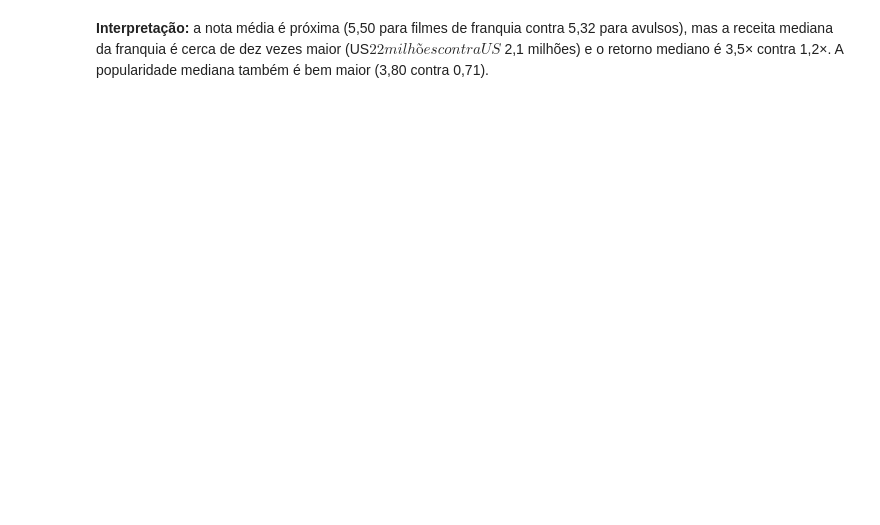
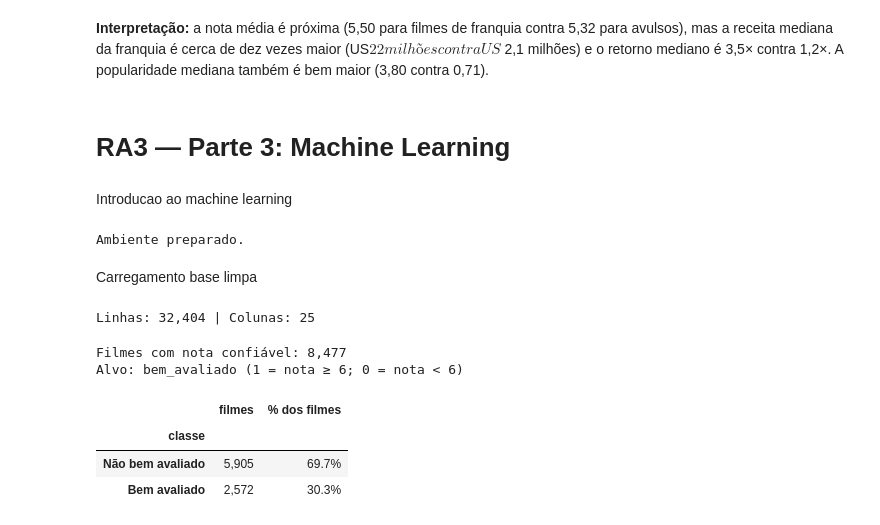
Before and after one commit to Mateuscruz19/HorrorMoviesData, a Jupyter notebook: RA3_2_visualizacoes.ipynb, the cells around one changed output. Cells and saved outputs as stored; diff of their text form; code cells hidden in the pictures; blank space fills up the shorter version.

```diff
--- a/RA3_2_visualizacoes.ipynb
+++ b/RA3_2_visualizacoes.ipynb
@@ -397,2 +397,71 @@ plt.show()
 # %% [markdown]
 **Interpretação:** a nota média é próxima (5,50 para filmes de franquia contra 5,32 para avulsos), mas a receita mediana da franquia é cerca de dez vezes maior (US$ 22 milhões contra US$ 2,1 milhões) e o retorno mediano é 3,5× contra 1,2×. A popularidade mediana também é bem maior (3,80 contra 0,71).
+# %% [markdown]
+# RA3 — Parte 3: Machine Learning
+# %% [markdown]
+Introducao ao machine learning
+# %%
+from sklearn.model_selection import train_test_split, StratifiedKFold, cross_val_predict
+from sklearn.compose import ColumnTransformer
+from sklearn.pipeline import Pipeline
+from sklearn.impute import SimpleImputer
+from sklearn.preprocessing import StandardScaler, OneHotEncoder
+from sklearn.neighbors import KNeighborsClassifier
+from sklearn.dummy import DummyClassifier
+from sklearn.metrics import (
+    accuracy_score, precision_score, recall_score, f1_score,
+    confusion_matrix, ConfusionMatrixDisplay,
+)
+
+pd.set_option("display.max_columns", None)
+pd.set_option("display.float_format", lambda valor: f"{valor:,.2f}")
+plt.rcParams["figure.figsize"] = (8, 4)
+plt.rcParams["font.size"] = 11
+COR_PRINCIPAL = "#2a78d6"
+COR_DESTAQUE = "#eb6834"
+COR_NEUTRA = "#b5b3ad"
+
+SEMENTE = 42
+print("Ambiente preparado.")
+# %% [output]
+Ambiente preparado.
+# %% [markdown]
+Carregamento base limpa
+# %%
+tipos_csv = {
+    "collection": "Int64", "budget": "Int64", "revenue": "Int64", "runtime": "Int64",
+    "idioma": "string", "formato": "string", "nota_confiavel": "boolean",
+    "ingles": "boolean", "franquia": "boolean",
+}
+arquivo_local = Path("horror_movies_limpo.csv")
+url_csv = (
+    "https://raw.githubusercontent.com/carlaferraz/HorrorMoviesData/"
+    "e0bfb2b41182d7612323195c60c21818ce5df6a3/"
+    "horror_movies_limpo.csv"
+)
+fonte_csv = arquivo_local if arquivo_local.exists() else url_csv
+
+df = pd.read_csv(fonte_csv, parse_dates=["release_date"], dtype=tipos_csv)
+print(f"Linhas: {df.shape[0]:,} | Colunas: {df.shape[1]}")
+# %% [output]
+Linhas: 32,404 | Colunas: 25
+# %%
+base = df[df["nota_confiavel"]].copy()
+base["bem_avaliado"] = (base["vote_average"] >= 6).astype(int)
+nomes_classes = {0: "Não bem avaliado", 1: "Bem avaliado"}
+
+distribuicao = base["bem_avaliado"].value_counts().sort_index().to_frame("filmes")
+distribuicao["% dos filmes"] = distribuicao["filmes"] / len(base) * 100
+distribuicao.index = distribuicao.index.map(nomes_classes)
+distribuicao.index.name = "classe"
+
+print(f"Filmes com nota confiável: {len(base):,}")
+print("Alvo: bem_avaliado (1 = nota ≥ 6; 0 = nota < 6)")
+display(distribuicao.style.format({"filmes": "{:,}", "% dos filmes": "{:.1f}%"}))
+# %% [output]
+Filmes com nota confiável: 8,477
+Alvo: bem_avaliado (1 = nota ≥ 6; 0 = nota < 6)
+|  | filmes | % dos filmes |
+| classe |  |  |
+| Não bem avaliado | 5,905 | 69.7% |
+| Bem avaliado | 2,572 | 30.3% |
```
Also changed, not shown: parts of 22 cells of this notebook.
